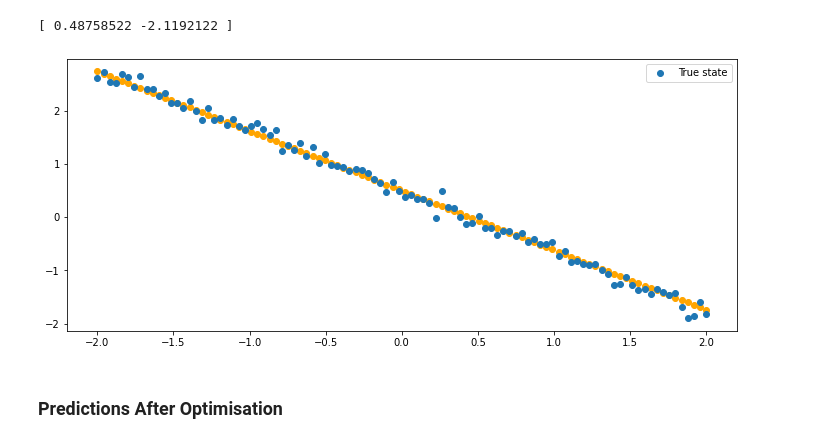
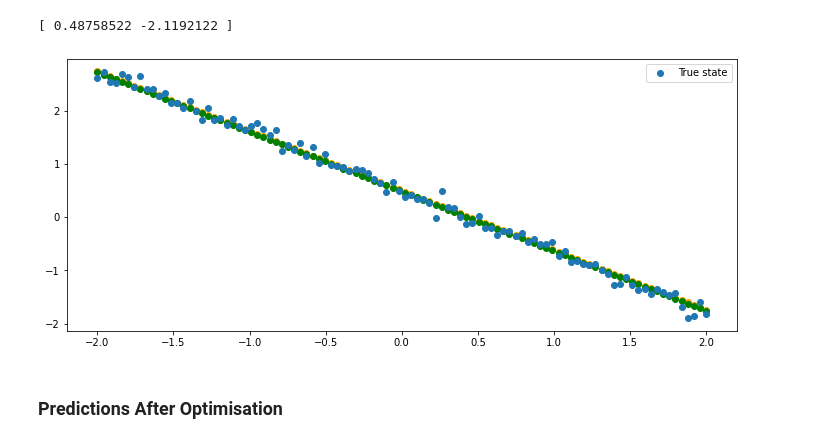
Before and after one commit to Archibald-Lafraik/pipps, a Jupyter notebook: pilco/model_learning.ipynb, the cells around one changed output. Saved outputs shown, nothing was run; the diff lists cells and outputs as text; code cells hidden in the pictures.

```diff
--- a/pilco/model_learning.ipynb
+++ b/pilco/model_learning.ipynb
@@ -58,19 +57,24 @@ print(model[0])
 key = SEED
 N = 1000
 state_predictions = np.zeros((xs.shape[0], N))
+state_predictions2 = np.zeros((xs.shape[0], N))
 for i, state in enumerate(inputs):
     # key, subkey = jrandom.split(key)
     # state = jnp.array([[state]])
     next_state = state_prediction(state, model, MODEL_NOISE, NUM_FEATURES, lengthscales, coefs, BETA, N, key)
     state_predictions[i] = next_state.squeeze()
+
+    next_state2 = state_prediction2(state, model, MODEL_NOISE, NUM_FEATURES, lengthscales, coefs, BETA, N, key)
+    state_predictions2[i] = next_state2.squeeze()
 # %%
 plt.figure(figsize=(12, 5))
 plt.scatter(xs, state_predictions.mean(axis=1), color='orange')
+plt.scatter(xs, state_predictions2.mean(axis=1), color='green')
 plt.scatter(xs, outputs, label="True state")
 plt.legend()
 plt.show()
 # %% [output]
-[figure, old version]
+[figure, new version]
 # %% [markdown]
 ### Predictions After Optimisation
 # %%
```
Also changed, not shown: parts of 2 cells of this notebook, 6 other files.
